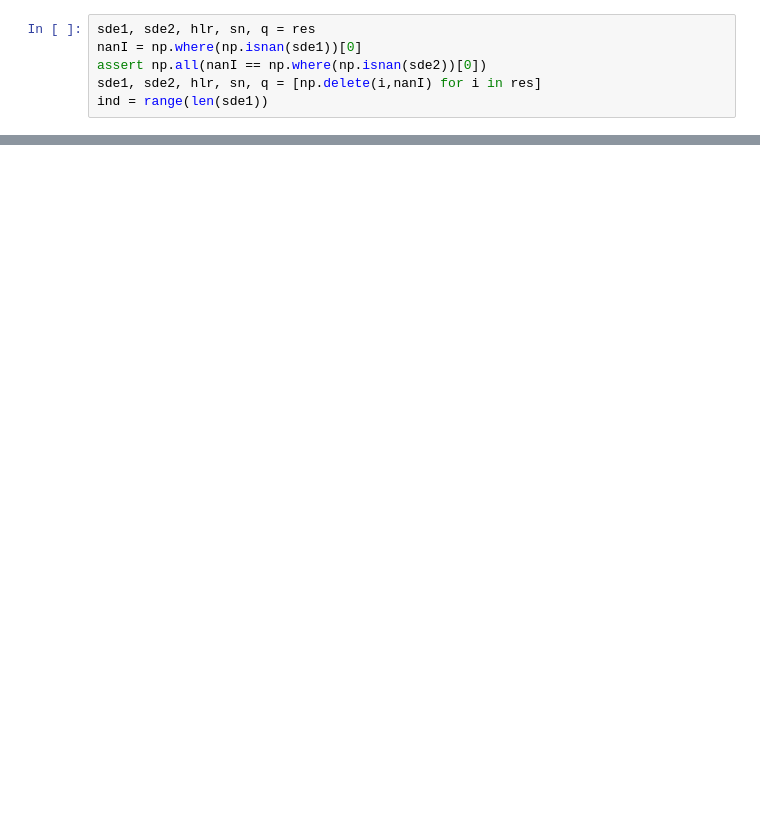
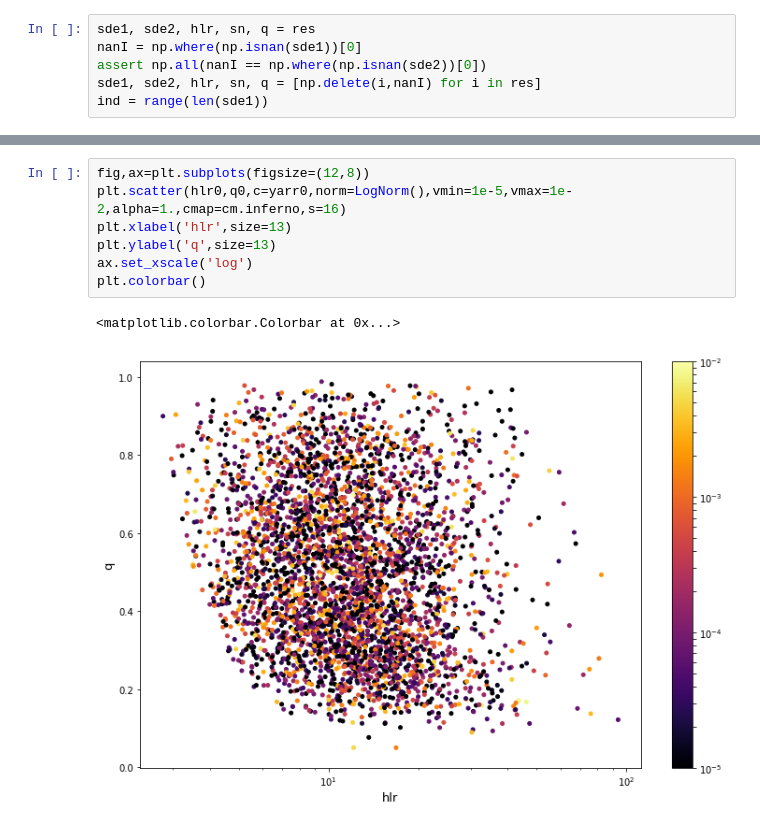
Before and after one commit to earosenberg/wl-bias-leaps, a Jupyter notebook: smallstudy-many_load_and_plot.ipynb, the cells around one changed output, grey strips where cells are left out. Drawn from its saved outputs; the diff is of its cells as text; blank space fills up the shorter version.

```diff
--- a/smallstudy-many_load_and_plot.ipynb
+++ b/smallstudy-many_load_and_plot.ipynb
@@ -45,0 +65,10 @@ plt.axhline(1e-3,linestyle=':',c='k')
+# %%
+fig,ax=plt.subplots(figsize=(12,8))
+plt.scatter(hlr0,q0,c=yarr0,norm=LogNorm(),vmin=1e-5,vmax=1e-2,alpha=1.,cmap=cm.inferno,s=16)
+plt.xlabel('hlr',size=13)
+plt.ylabel('q',size=13)
+ax.set_xscale('log')
+plt.colorbar()
+# %% [output]
+<matplotlib.colorbar.Colorbar at 0x...>
+[figure, added]
```
Also changed, not shown: parts of 12 cells of this notebook, 3 other files.
